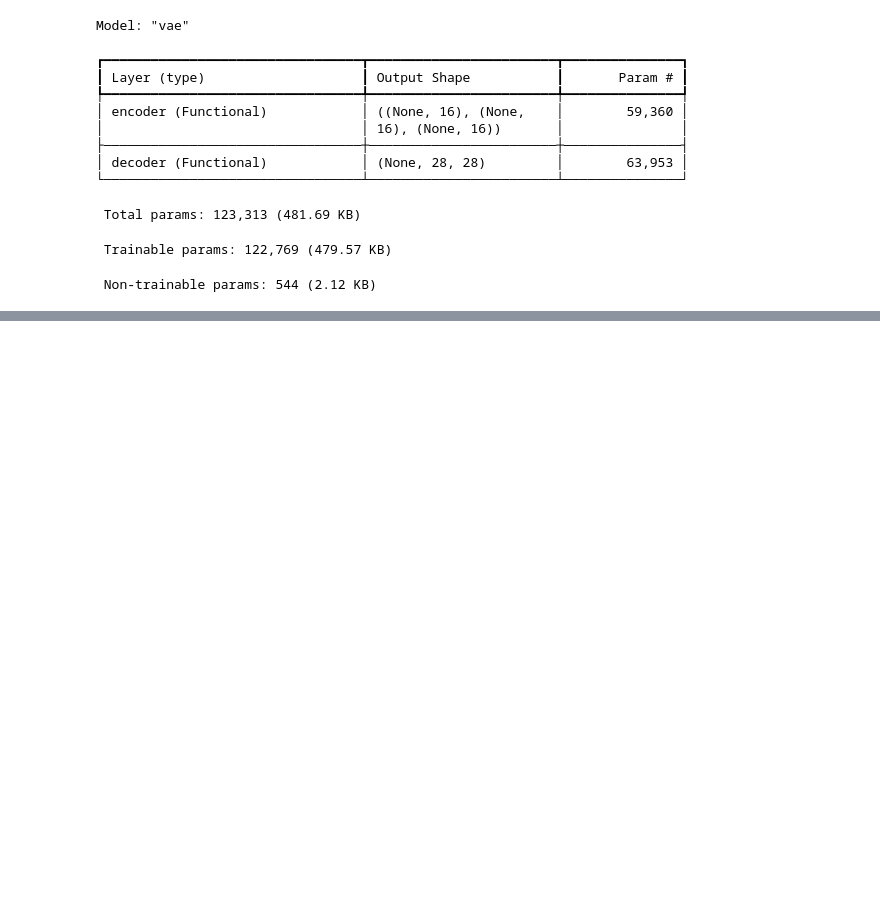
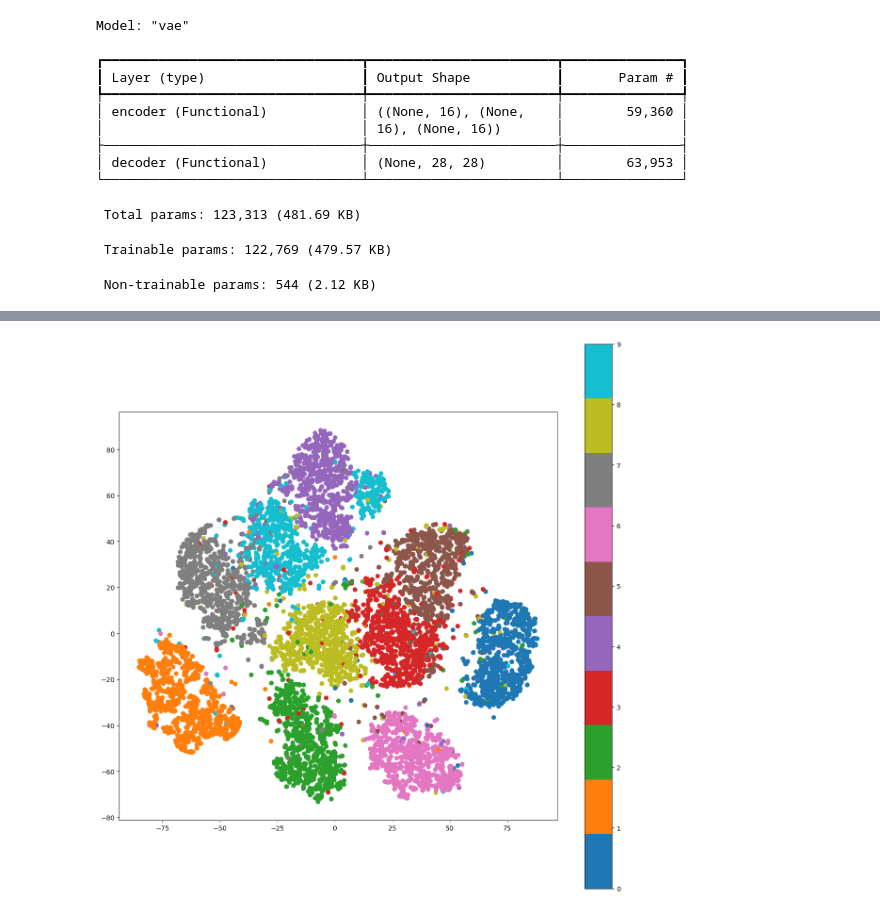
Before and after one commit to pyoadfe/seminars, a Jupyter notebook: autoencoder/autoencoder.ipynb, the cells around one changed output, grey strips where cells are left out. Drawn from its saved outputs; the diff is of its cells as text; code cells hidden in the pictures; blank space fills up the shorter version.

```diff
--- a/autoencoder/autoencoder.ipynb
+++ b/autoencoder/autoencoder.ipynb
@@ -433,0 +431,7 @@ plot_samples(decoded)
+# %%
+
+tsne_vae = TSNE(n_components=2, init='pca')
+encoded_vae = encoder.predict(x_test.astype(np.float32))
+pics_tsne_vae = tsne_vae.fit_transform(encoded_vae)
+plot_scatter(pics_tsne_vae, y_test)
+# %% [output]
@@ -434,3 +440,4 @@ plot_samples(decoded)
+[figure, added]
 # %%
 np.random.seed(42)
 encoded = np.random.normal(size=(4, LATENT_DIM))
```
Also changed, not shown: parts of 24 cells of this notebook.
